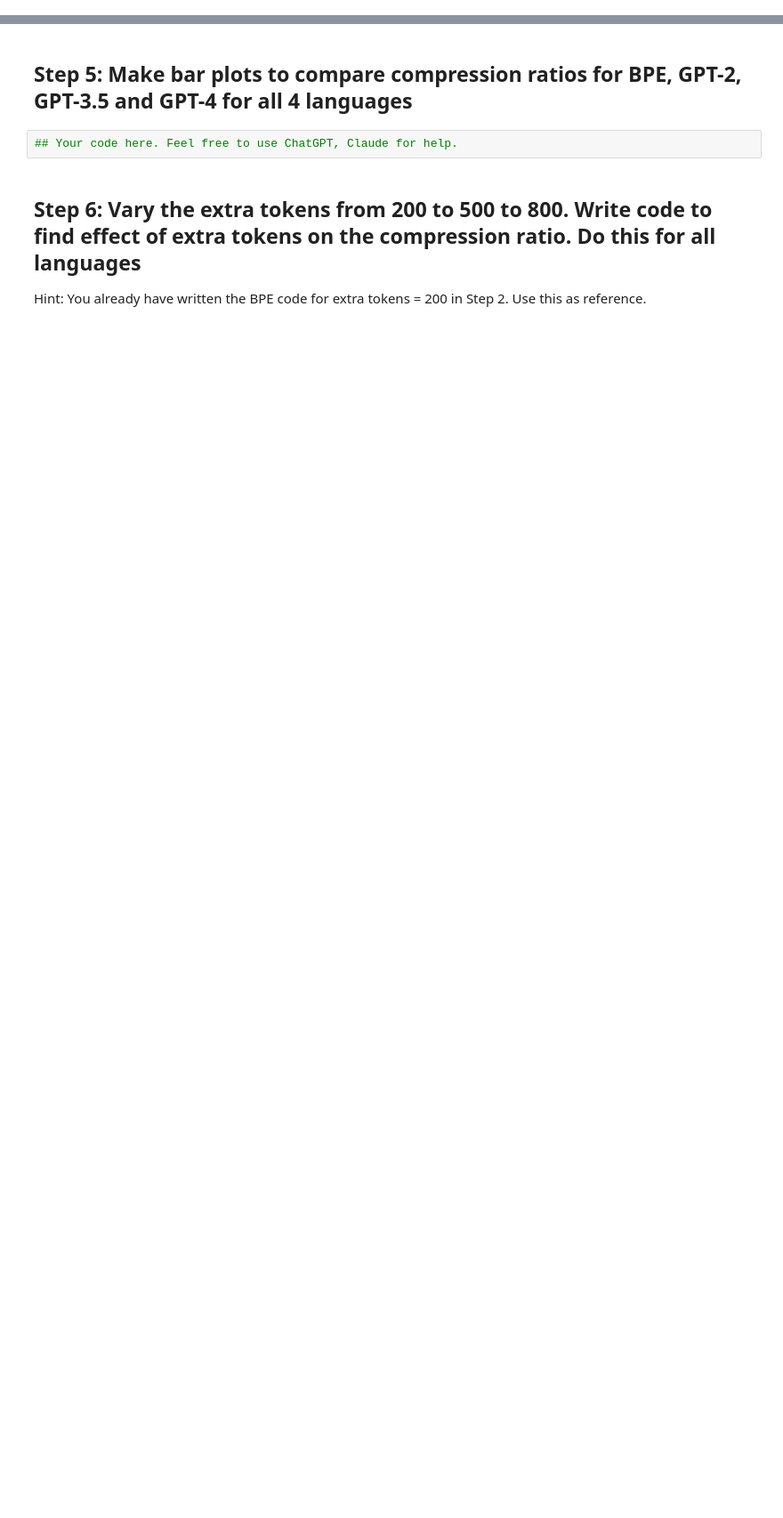
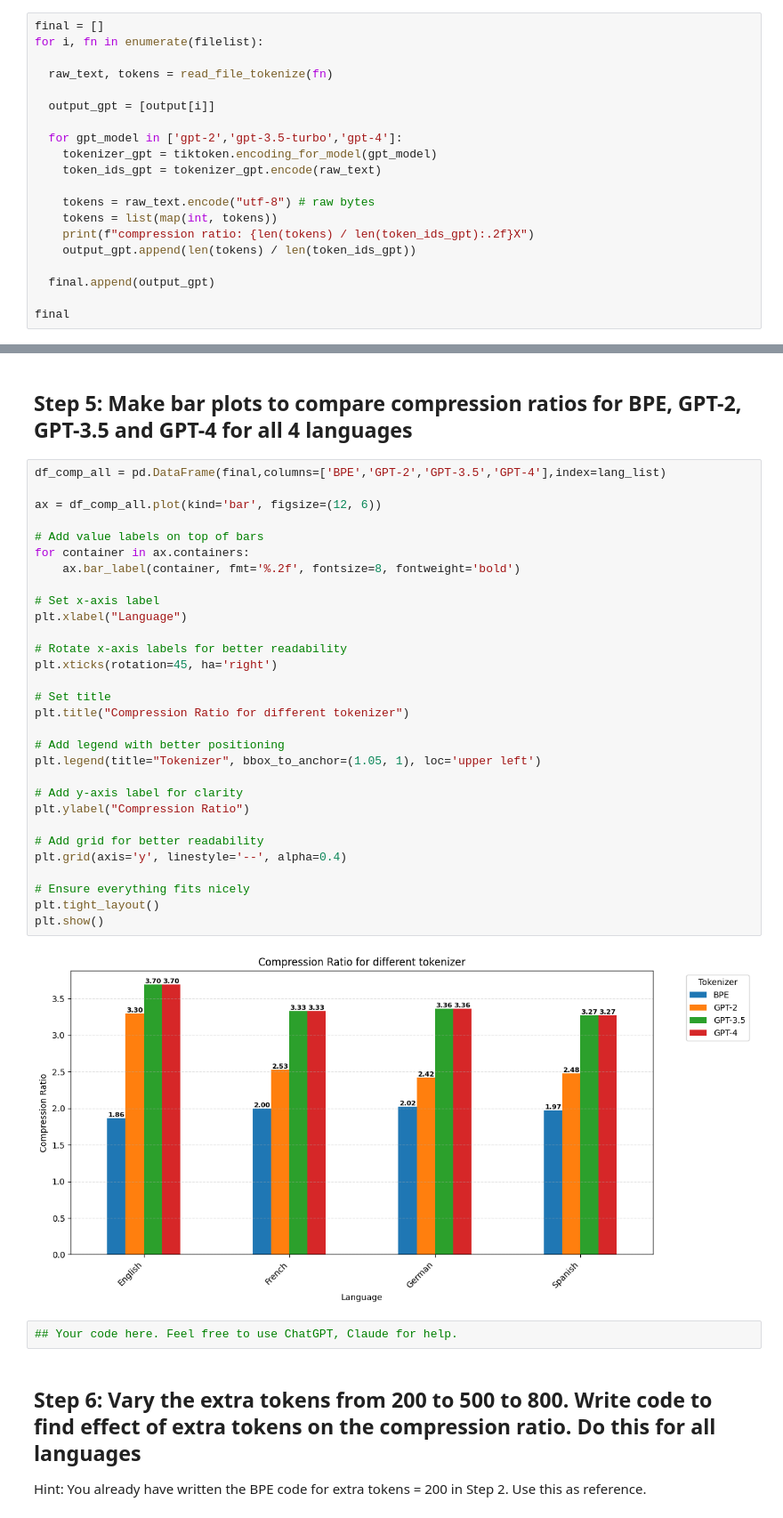
Before and after one commit to amankiitg/GenAI, a Jupyter notebook: Take_Home_Assignment_BPE_Compression_Ratio_Comparison_Notebook.ipynb, the cells around one changed output, grey strips where cells are left out. Shown at 89% size. Saved outputs shown, nothing was run; the diff lists cells and outputs as text; blank space fills up the shorter version.

```diff
--- a/Take_Home_Assignment_BPE_Compression_Ratio_Comparison_Notebook.ipynb
+++ b/Take_Home_Assignment_BPE_Compression_Ratio_Comparison_Notebook.ipynb
@@ -44,0 +169,20 @@ You might need tiktoken and matplotlib
+# %%
+final = []
+for i, fn in enumerate(filelist):
+
+  raw_text, tokens = read_file_tokenize(fn)
+
+  output_gpt = [output[i]]
+
+  for gpt_model in ['gpt-2','gpt-3.5-turbo','gpt-4']:
+    tokenizer_gpt = tiktoken.encoding_for_model(gpt_model)
+    token_ids_gpt = tokenizer_gpt.encode(raw_text)
+
+    tokens = raw_text.encode("utf-8") # raw bytes
+    tokens = list(map(int, tokens))
+    print(f"compression ratio: {len(tokens) / len(token_ids_gpt):.2f}X")
+    output_gpt.append(len(tokens) / len(token_ids_gpt))
+
+  final.append(output_gpt)
+
+final
@@ -45,5 +219,37 @@ You might need tiktoken and matplotlib
 # %% [markdown]
 ## Step 5: Make bar plots to compare compression ratios for BPE, GPT-2, GPT-3.5 and GPT-4 for all 4 languages
+# %%
+df_comp_all = pd.DataFrame(final,columns=['BPE','GPT-2','GPT-3.5','GPT-4'],index=lang_list)
+
+ax = df_comp_all.plot(kind='bar', figsize=(12, 6))
+
+# Add value labels on top of bars
+for container in ax.containers:
+    ax.bar_label(container, fmt='%.2f', fontsize=8, fontweight='bold')
+
+# Set x-axis label
+plt.xlabel("Language")
+
+# Rotate x-axis labels for better readability
+plt.xticks(rotation=45, ha='right')
+
+# Set title
+plt.title("Compression Ratio for different tokenizer")
+
+# Add legend with better positioning
+plt.legend(title="Tokenizer", bbox_to_anchor=(1.05, 1), loc='upper left')
+
+# Add y-axis label for clarity
+plt.ylabel("Compression Ratio")
+
+# Add grid for better readability
+plt.grid(axis='y', linestyle='--', alpha=0.4)
+
+# Ensure everything fits nicely
+plt.tight_layout()
+plt.show()
+# %% [output]
+[figure, added]
 # %%
 ## Your code here. Feel free to use ChatGPT, Claude for help.
 # %% [markdown]
```
Also changed, not shown: parts of 13 cells of this notebook.
